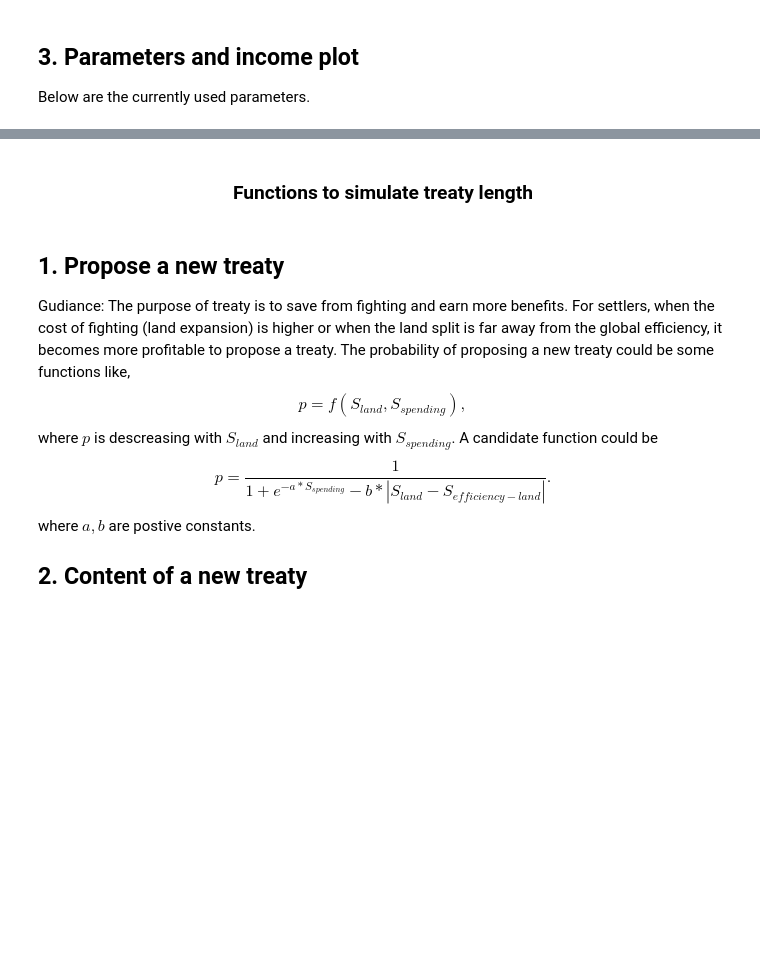
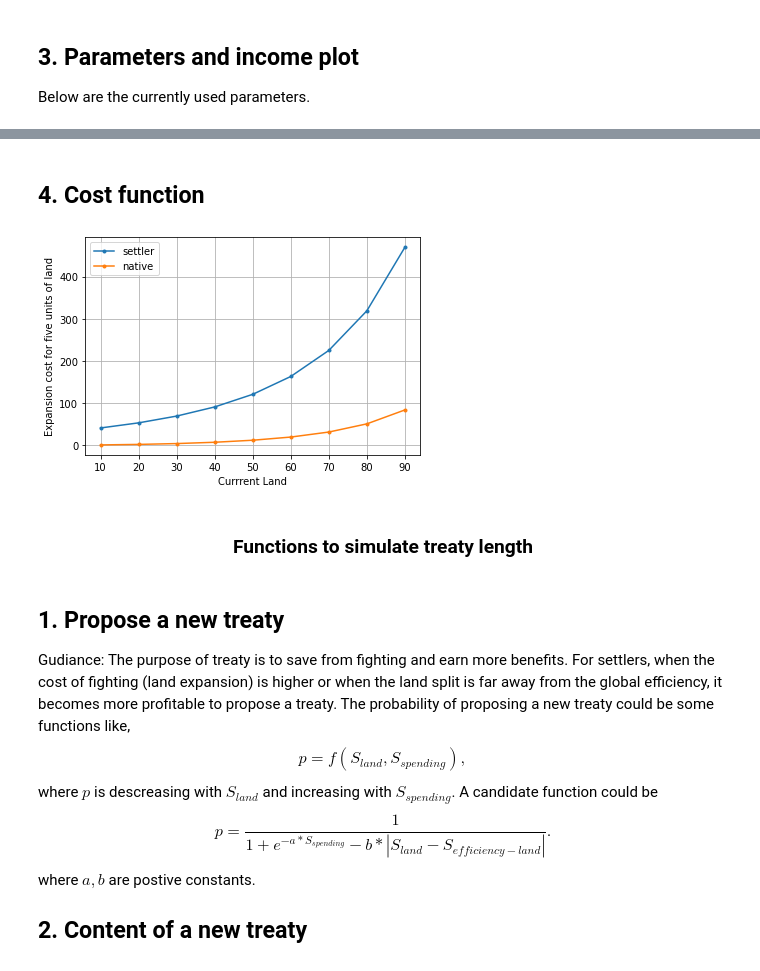
Before and after one commit to Nannanpeng/Treaty_Game, a Jupyter notebook: functions/TreatyGame_FunctionsParams_Lab.ipynb, the cells around one changed output, grey strips where cells are left out. Cells and saved outputs as stored; diff of their text form; code cells hidden in the pictures; blank space fills up the shorter version.

Commit message:
new paramters

```diff
--- a/functions/TreatyGame_FunctionsParams_Lab.ipynb
+++ b/functions/TreatyGame_FunctionsParams_Lab.ipynb
@@ -32,11 +35,11 @@ A1 = 120; B1 = 0.045; C1=18  # native's income
 A2 = 180; B2 = 0.065; C2=40  # settler's income
 
 gamma = 0.5         # native's expansion
-beta = 0.5; E = 100  # settler's expansion
-D = 0; H = 150      # common params for both
+beta = 0.5; E = 150  # settler's expansion. note: OLD E=100
+D = 20; H = 150      # common params for both. note: OLD D=0
 
 # another two parameters
-prob = 1/6      # probability of ending the game in each period.
+prob = 1/12      # probability of ending the game in each period.
 n_default = 10  # default periods without uncertainty at the beginning of the game
 # %%
 import numpy as np
@@ -96,3 +100,18 @@ $\textbf{Note}:$ With current parameters, the land split in the Nash equilibrium
+# %% [markdown]
+## 4. Cost function
+# %%
+current_land = np.arange(10, 95, 10)
+s_expansion_costs = [ExpansionCost(5, l, [D, E, H, beta], 'S') for l in current_land]
+n_expansion_costs = [ExpansionCost(5, l, [D, H, gamma], 'N') for l in current_land]
+
+plt.plot(current_land, s_expansion_costs, '.-', label='settler')
+plt.plot(current_land, n_expansion_costs, '.-', label='native')
+plt.legend()
+plt.xlabel('Currrent Land')
+plt.ylabel('Expansion cost for five units of land')
+plt.grid();
+# %% [output]
+[figure, added]
 # %% [markdown]
 ### <center> Functions to simulate treaty length
 # %% [markdown]
```
Also changed, not shown: parts of 17 cells of this notebook.
